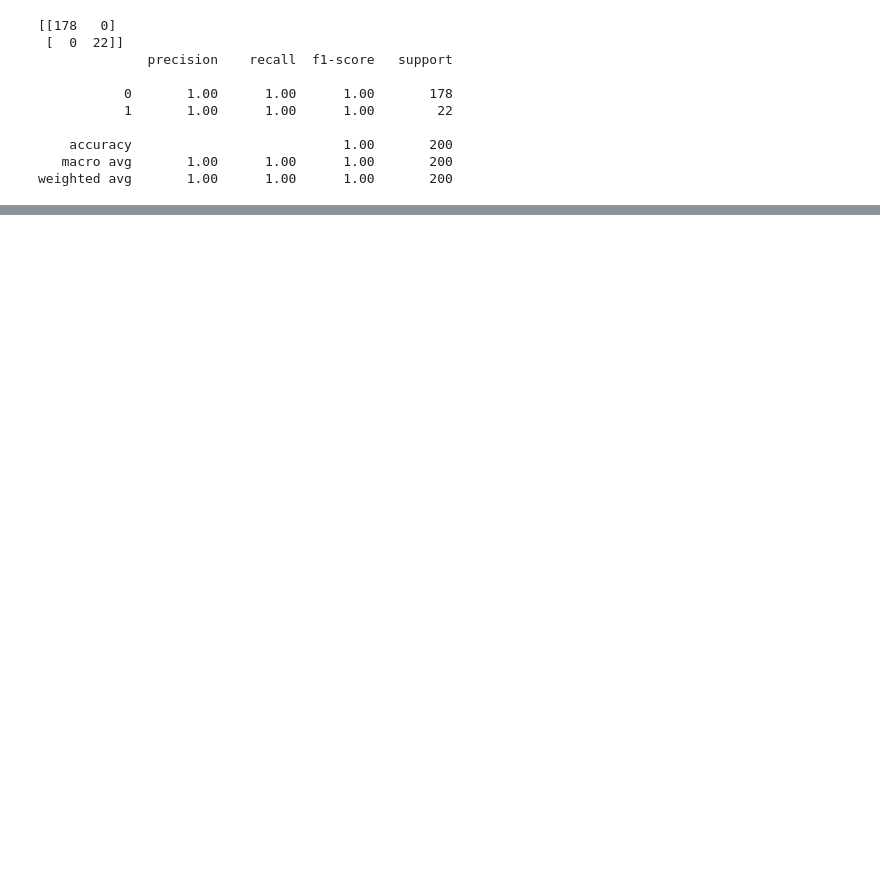
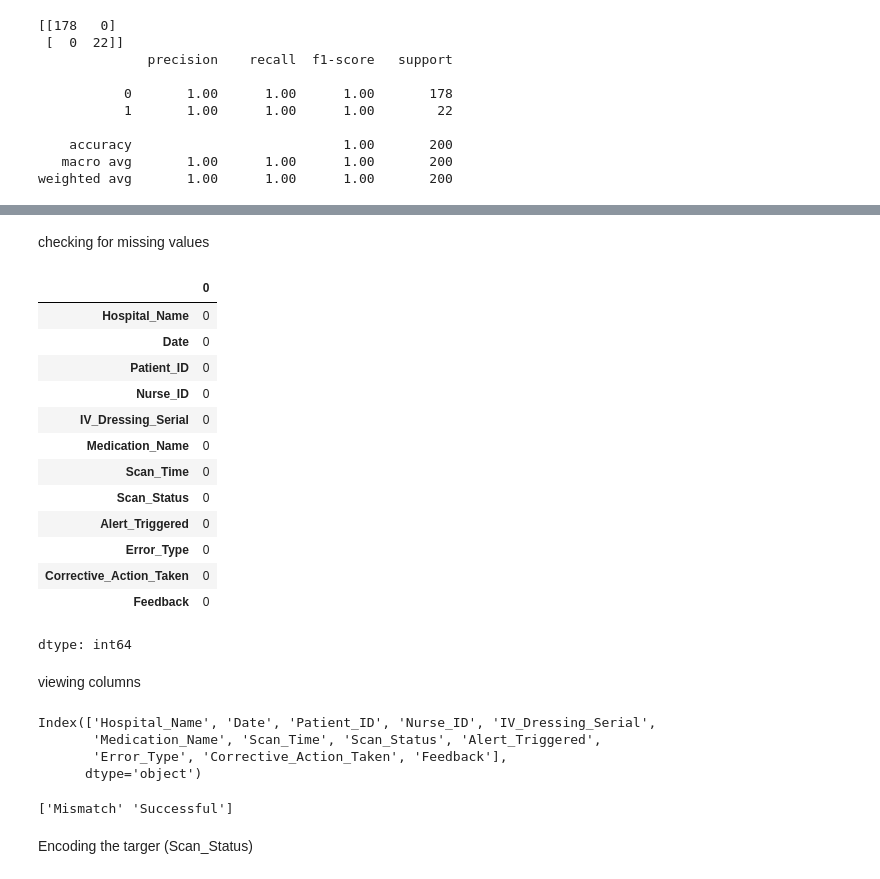
Before and after one commit to millicentwanyeki/panacea-ai-barcode, a Jupyter notebook: Panacea_Pilot__Data.ipynb, the cells around one changed output, grey strips where cells are left out. Saved outputs shown, nothing was run; the diff lists cells and outputs as text; code cells hidden in the pictures; blank space fills up the shorter version.

```diff
--- a/Panacea_Pilot__Data.ipynb
+++ b/Panacea_Pilot__Data.ipynb
@@ -45,0 +55,35 @@ weighted avg       1.00      1.00      1.00       200
+# %% [markdown]
+checking for missing values
+# %%
+df.isnull().sum()
+# %% [output]
+|  | 0 |
+| Hospital_Name | 0 |
+| Date | 0 |
+| Patient_ID | 0 |
+| Nurse_ID | 0 |
+| IV_Dressing_Serial | 0 |
+| Medication_Name | 0 |
+| Scan_Time | 0 |
+| Scan_Status | 0 |
+| Alert_Triggered | 0 |
+| Error_Type | 0 |
+| Corrective_Action_Taken | 0 |
+| Feedback | 0 |
+dtype: int64
+# %% [markdown]
+viewing columns
+# %%
+df.columns
+# %% [output]
+Index(['Hospital_Name', 'Date', 'Patient_ID', 'Nurse_ID', 'IV_Dressing_Serial',
+       'Medication_Name', 'Scan_Time', 'Scan_Status', 'Alert_Triggered',
+       'Error_Type', 'Corrective_Action_Taken', 'Feedback'],
+      dtype='object')
+# %%
+df = pd.read_csv("Panacea_Pilot_Data_Nairobi_6Weeks.csv", encoding='utf-8')
+print(df['Scan_Status'].unique())
+# %% [output]
+['Mismatch' 'Successful']
+# %% [markdown]
+Encoding the targer (Scan_Status)
```
Also changed, not shown: parts of 16 cells of this notebook.
